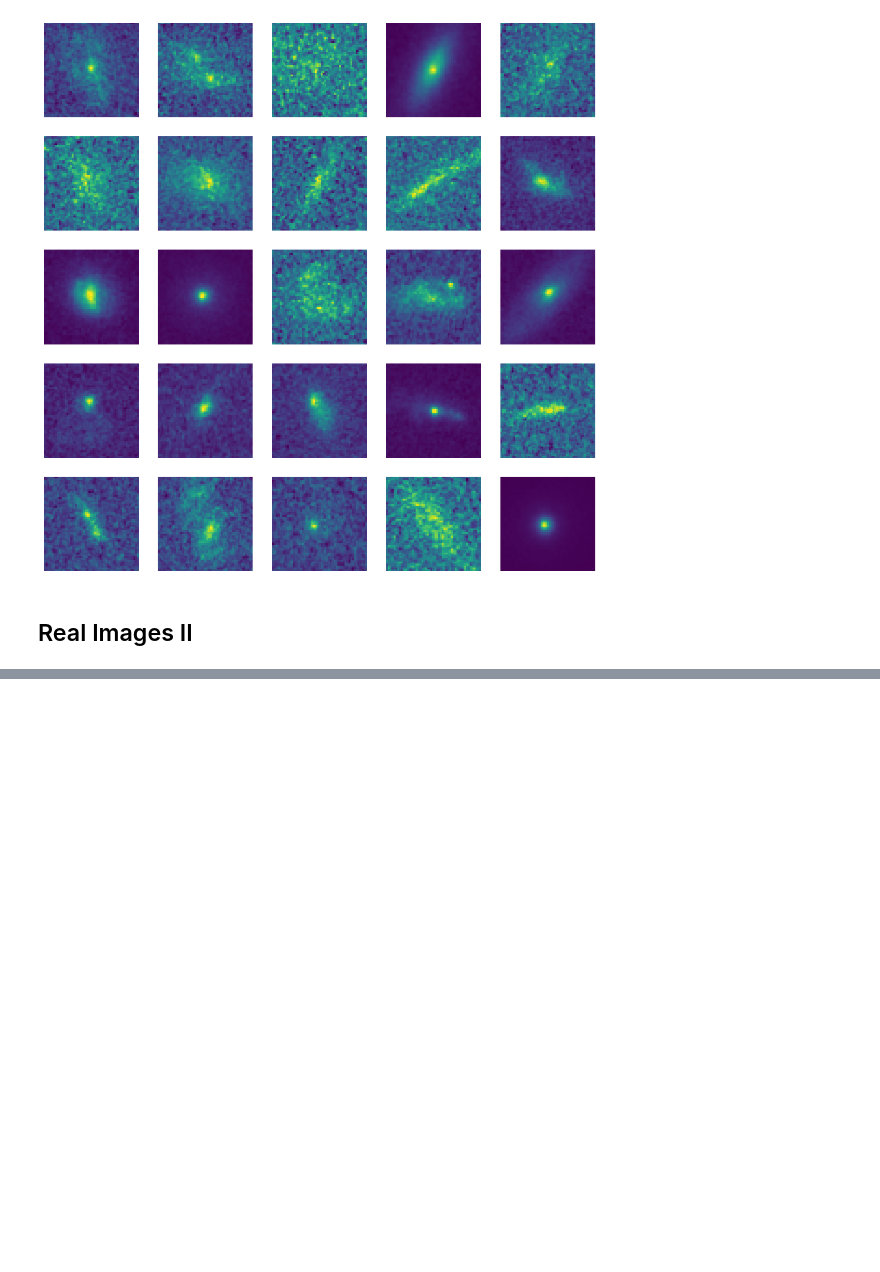
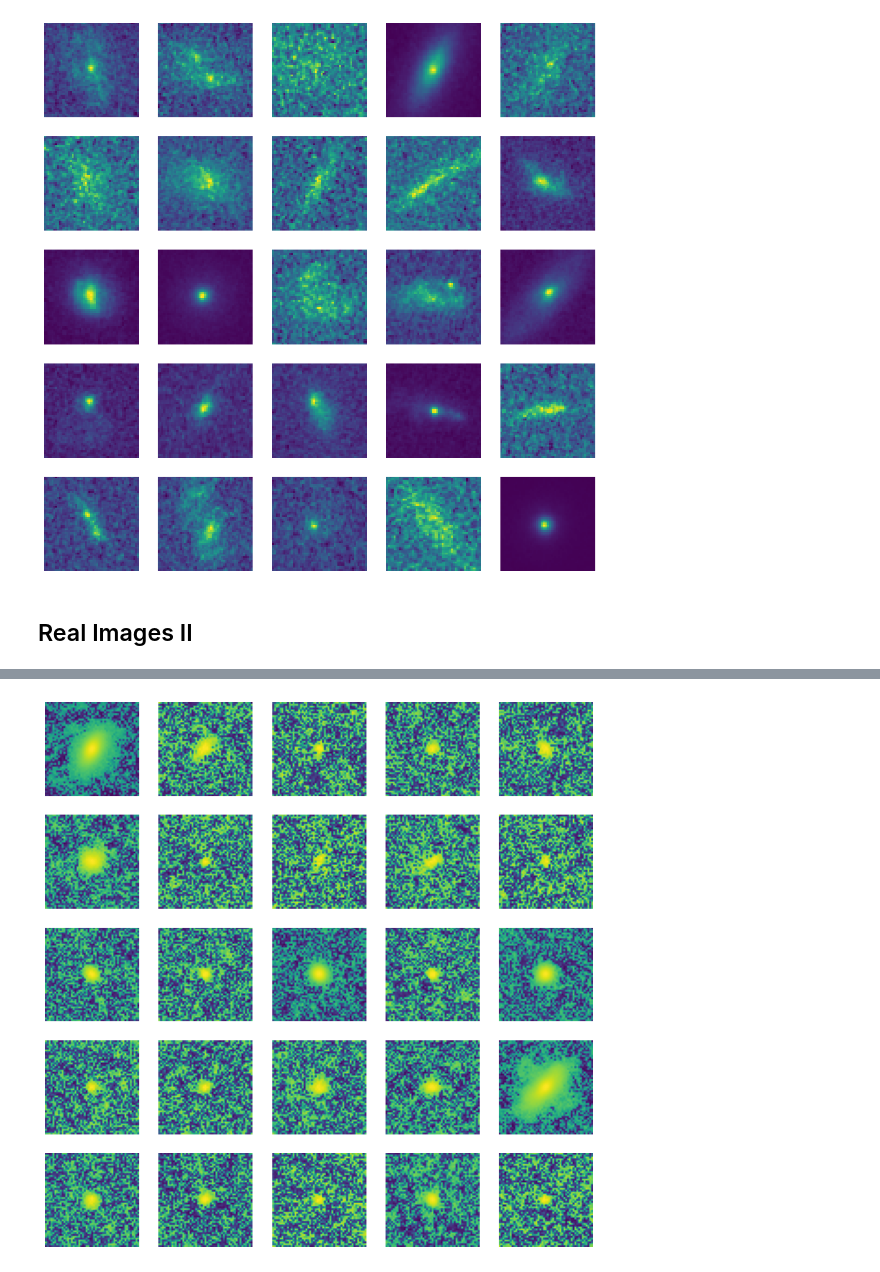
Before and after one commit to CosmoStat/autometacal, a Jupyter notebook: notebooks/Datasets.ipynb, the cells around one changed output, grey strips where cells are left out. Drawn from its saved outputs; the diff is of its cells as text; code cells hidden in the pictures; blank space fills up the shorter version.

```diff
--- a/notebooks/Datasets.ipynb
+++ b/notebooks/Datasets.ipynb
@@ -367,0 +241,2 @@ NameError: name 'attributes' is not defined
+# %%
+mag_zp=32
@@ -368,61 +251,30 @@ NameError: name 'attributes' is not defined
 # %%
-psf = galsim.Kolmogorov(.9)
-gal =
+psf_fwhm = .7
+stamp_size=51
+pixel_scale=.2
+effective_psf=galsim.Kolmogorov(fwhm=psf_fwhm).withFlux(1.0)
 
-"""
-Draws the galaxy, psf and noise power spectrum on a postage stamp and
-encodes it to be exported in a TFRecord.
-"""
+figure(figsize=(10,10))
+c = 0
+flux=1e5
+for i in range(25):
+    mag =  COSMOScat.param_cat[i+9][1]
+    flux = 10**(-(mag-mag_zp)/2.5)*100
+    gal = COSMOScat.makeGalaxy(i+9, noise_pad_size=stamp_size * pixel_scale)*1e3#*flux/stamp_size**2
+    g = galsim.Convolve(gal, effective_psf)
+    imgal = g.drawImage(nx=stamp_size, ny=stamp_size, scale=pixel_scale,
+                        method='no_pixel', use_true_center=False)
+    noise = galsim.GaussianNoise(sigma=np.sqrt(400), rng=gal_rng)
+    imgal.addNoise(noise)
 
-# Apply the PSF
-gal = galsim.Convolve(gal, psf)
-
-# Draw a kimage of the galaxy, just to figure out what maxk is, there might
-# be more efficient ways to do this though...
-bounds = _BoundsI(0, stamp_size//2, -stamp_size//2, stamp_size//2-1)
-imG = gal.drawKImage(bounds=bounds,
-                     scale=2.*np.pi/(stamp_size * pixel_scale),
-                     recenter=False)
-mask = ~(np.fft.fftshift(imG.array, axes=0) == 0)
-
-# We draw the pixel image of the convolved image
-im = gal.drawImage(nx=stamp_size, ny=stamp_size, scale=pixel_scale,
-                   method='no_pixel', use_true_center=False).array.astype('float32')
-
-# Draw the Fourier domain image of the galaxy, using x1 zero padding,
-# and x2 subsampling
-interp_factor=2
-padding_factor=1
-Nk = stamp_size*interp_factor*padding_factor
-bounds = _BoundsI(0, Nk//2, -Nk//2, Nk//2-1)
-imCp = psf.drawKImage(bounds=bounds,
-                     scale=2.*np.pi/(Nk * pixel_scale / interp_factor),
-                     recenter=False)
-
-# Transform the psf array into proper format, remove the phase
-im_psf = np.abs(np.fft.fftshift(imCp.array, axes=0)).astype('float32')
-
-# Compute noise power spectrum, at the resolution and stamp size of target
-# image
-ps = gal.noise._get_update_rootps((stamp_size, stamp_size),
-                                   wcs=galsim.PixelScale(pixel_scale))
-
-# The following comes from correlatednoise.py
-rt2 = np.sqrt(2.)
-shape = (stamp_size, stamp_size)
-ps[0, 0] = rt2 * ps[0, 0]
-# Then make the changes necessary for even sized arrays
-if shape[1] % 2 == 0:  # x dimension even
-    ps[0, shape[1] // 2] = rt2 * ps[0, shape[1] // 2]
-if shape[0] % 2 == 0:  # y dimension even
-    ps[shape[0] // 2, 0] = rt2 * ps[shape[0] // 2, 0]
-    # Both dimensions even
-    if shape[1] % 2 == 0:
-        ps[shape[0] // 2, shape[1] // 2] = rt2 * \
-            ps[shape[0] // 2, shape[1] // 2]
-
-# Apply mask to power spectrum so that it is very large outside maxk
-ps = np.where(mask, np.log(ps**2), 10).astype('float32')
+    subplot(5,5,c+1)
+    image = imgal.array
+    image = arcsinh(image)
+    imshow(image)
+    axis('off')
+    c+=1
+# %% [output]
+[figure, added]
 # %%
     serialized_output = {"image/encoded": [im.tostring()],
             "image/format": ["raw"],
```
Also changed, not shown: parts of 12 cells of this notebook, 2 other files.
